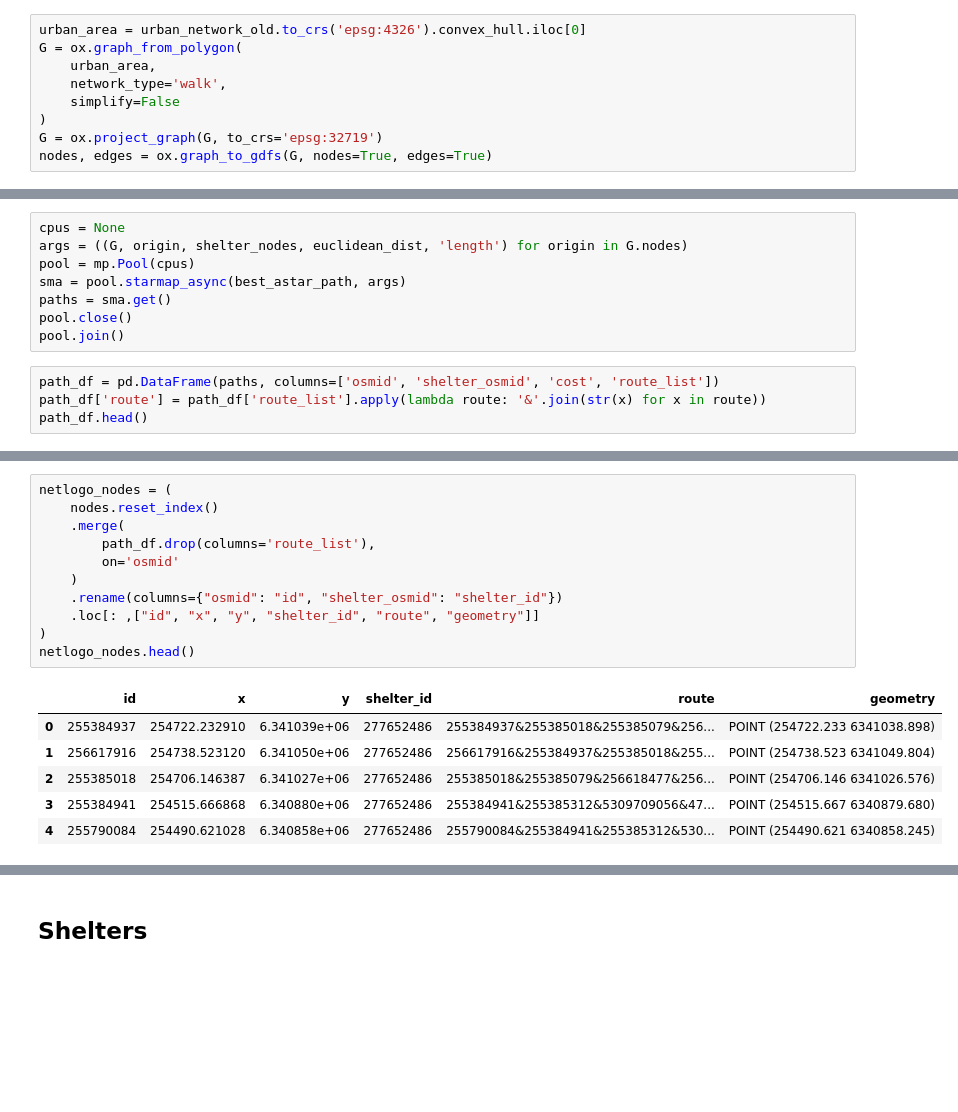
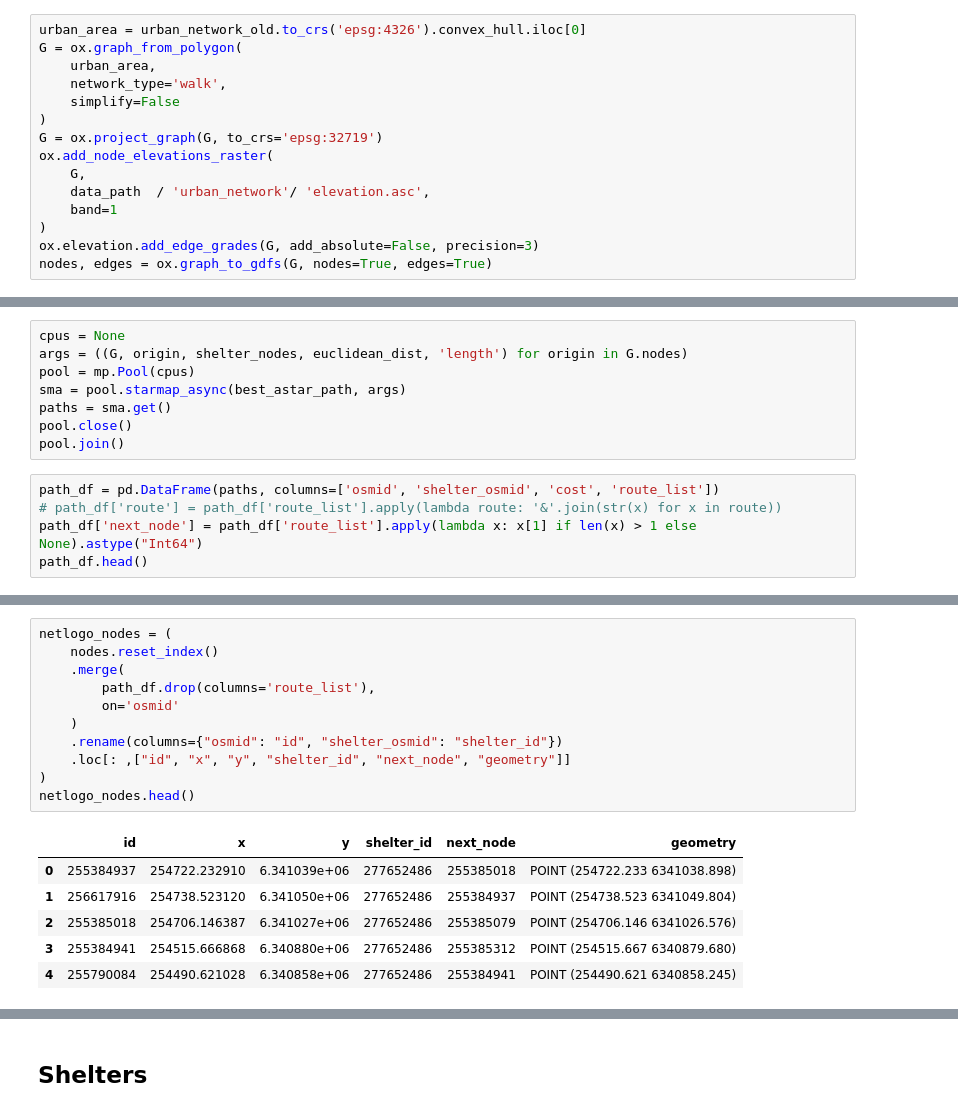
Before and after one commit to aoguedao/tsunami-vertical-evacuation, a Jupyter notebook: notebooks/make_inputs.ipynb, the cells around one changed output, grey strips where cells are left out. Cells and saved outputs as stored; diff of their text form; blank space fills up the shorter version.

```diff
--- a/notebooks/make_inputs.ipynb
+++ b/notebooks/make_inputs.ipynb
@@ -46,5 +60,11 @@ G = ox.graph_from_polygon(
     simplify=False
 )
 G = ox.project_graph(G, to_crs='epsg:32719')
+ox.add_node_elevations_raster(
+    G,
+    data_path  / 'urban_network'/ 'elevation.asc',
+    band=1
+)
+ox.elevation.add_edge_grades(G, add_absolute=False, precision=3)
 nodes, edges = ox.graph_to_gdfs(G, nodes=True, edges=True)
 # %% [markdown]
@@ -79,6 +99,7 @@ pool.close()
 pool.join()
 # %%
 path_df = pd.DataFrame(paths, columns=['osmid', 'shelter_osmid', 'cost', 'route_list'])
-path_df['route'] = path_df['route_list'].apply(lambda route: '&'.join(str(x) for x in route))
+# path_df['route'] = path_df['route_list'].apply(lambda route: '&'.join(str(x) for x in route))
+path_df['next_node'] = path_df['route_list'].apply(lambda x: x[1] if len(x) > 1 else None).astype("Int64")
 path_df.head()
 # %% [output]
@@ -94,19 +115,19 @@ nodes_undirected, edges_undirected = ox.graph_to_gdfs(G_undirected, nodes=True,
 # %%
 netlogo_nodes = (
     nodes.reset_index()
     .merge(
         path_df.drop(columns='route_list'),
         on='osmid'
     )
     .rename(columns={"osmid": "id", "shelter_osmid": "shelter_id"})
-    .loc[: ,["id", "x", "y", "shelter_id", "route", "geometry"]]
+    .loc[: ,["id", "x", "y", "shelter_id", "next_node", "geometry"]]
 )
 netlogo_nodes.head()
 # %% [output]
-|  | id | x | y | shelter_id | route | geometry |
-| 0 | 255384937 | 254722.232910 | 6.341039e+06 | 277652486 | 255384937&255385018&255385079&256... | POINT (254722.233 6341038.898) |
-| 1 | 256617916 | 254738.523120 | 6.341050e+06 | 277652486 | 256617916&255384937&255385018&255... | POINT (254738.523 6341049.804) |
-| 2 | 255385018 | 254706.146387 | 6.341027e+06 | 277652486 | 255385018&255385079&256618477&256... | POINT (254706.146 6341026.576) |
-| 3 | 255384941 | 254515.666868 | 6.340880e+06 | 277652486 | 255384941&255385312&5309709056&47... | POINT (254515.667 6340879.680) |
-| 4 | 255790084 | 254490.621028 | 6.340858e+06 | 277652486 | 255790084&255384941&255385312&530... | POINT (254490.621 6340858.245) |
+|  | id | x | y | shelter_id | next_node | geometry |
+| 0 | 255384937 | 254722.232910 | 6.341039e+06 | 277652486 | 255385018 | POINT (254722.233 6341038.898) |
+| 1 | 256617916 | 254738.523120 | 6.341050e+06 | 277652486 | 255384937 | POINT (254738.523 6341049.804) |
+| 2 | 255385018 | 254706.146387 | 6.341027e+06 | 277652486 | 255385079 | POINT (254706.146 6341026.576) |
+| 3 | 255384941 | 254515.666868 | 6.340880e+06 | 277652486 | 255385312 | POINT (254515.667 6340879.680) |
+| 4 | 255790084 | 254490.621028 | 6.340858e+06 | 277652486 | 255384941 | POINT (254490.621 6340858.245) |
 # %%
```
Also changed, not shown: parts of 14 cells of this notebook.
